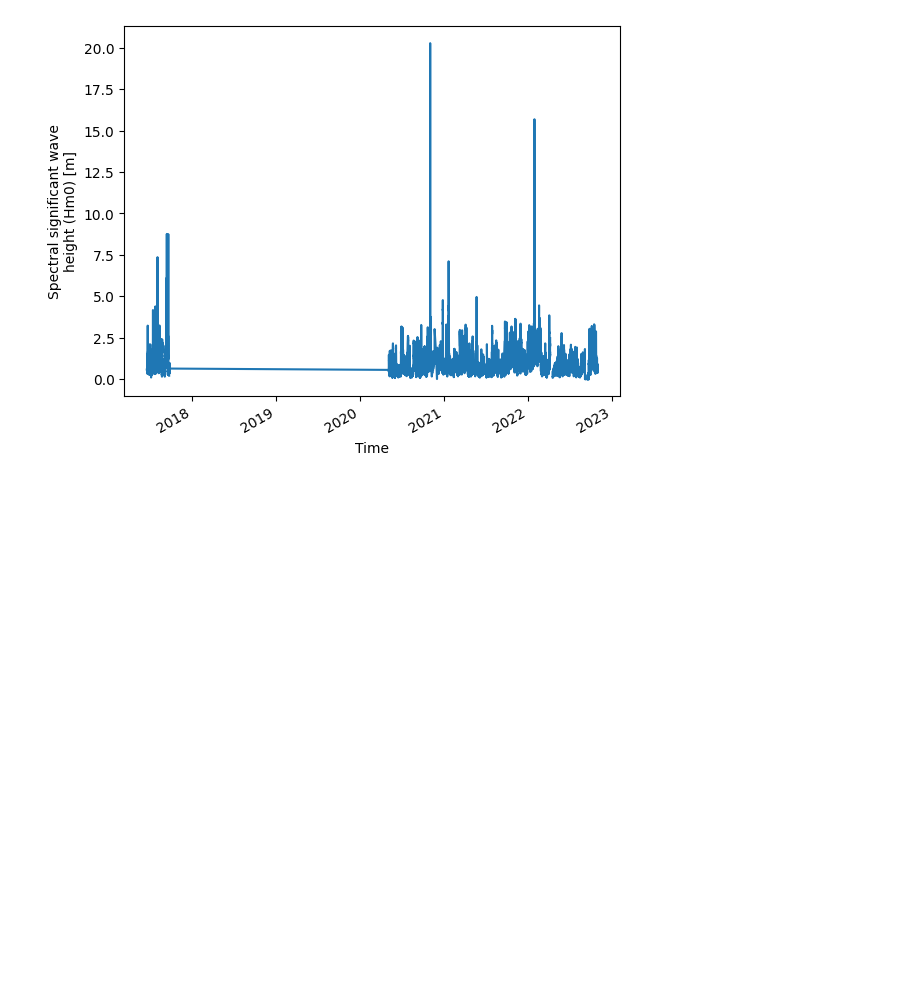
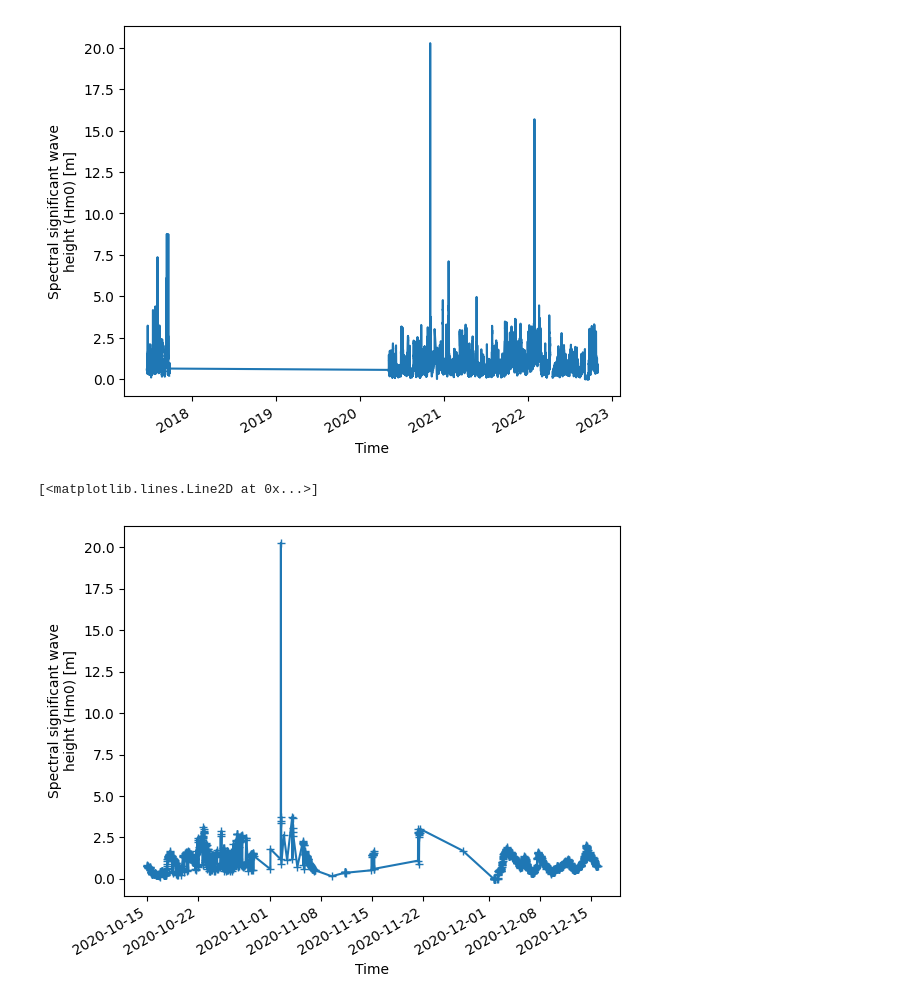
Before and after one commit to DHI/watobs, a Jupyter notebook: notebooks/CMEMS_in_situ_data.ipynb, the cells around one changed output. Saved outputs shown, nothing was run; the diff lists cells and outputs as text; code cells hidden in the pictures; blank space fills up the shorter version.

```diff
--- a/notebooks/CMEMS_in_situ_data.ipynb
+++ b/notebooks/CMEMS_in_situ_data.ipynb
@@ -161,3 +201,8 @@ ds.VHM0.isel(DEPTH=0).plot()
 # %% [output]
 [<matplotlib.lines.Line2D at 0x...>]
 [figure]
+# %%
+ds.VHM0.isel(DEPTH=0).sel(TIME=slice("2020-10-15","2020-12-15")).plot.line('+-')
+# %% [output]
+[<matplotlib.lines.Line2D at 0x...>]
+[figure, added]
```
Also changed, not shown: parts of 10 cells of this notebook.
